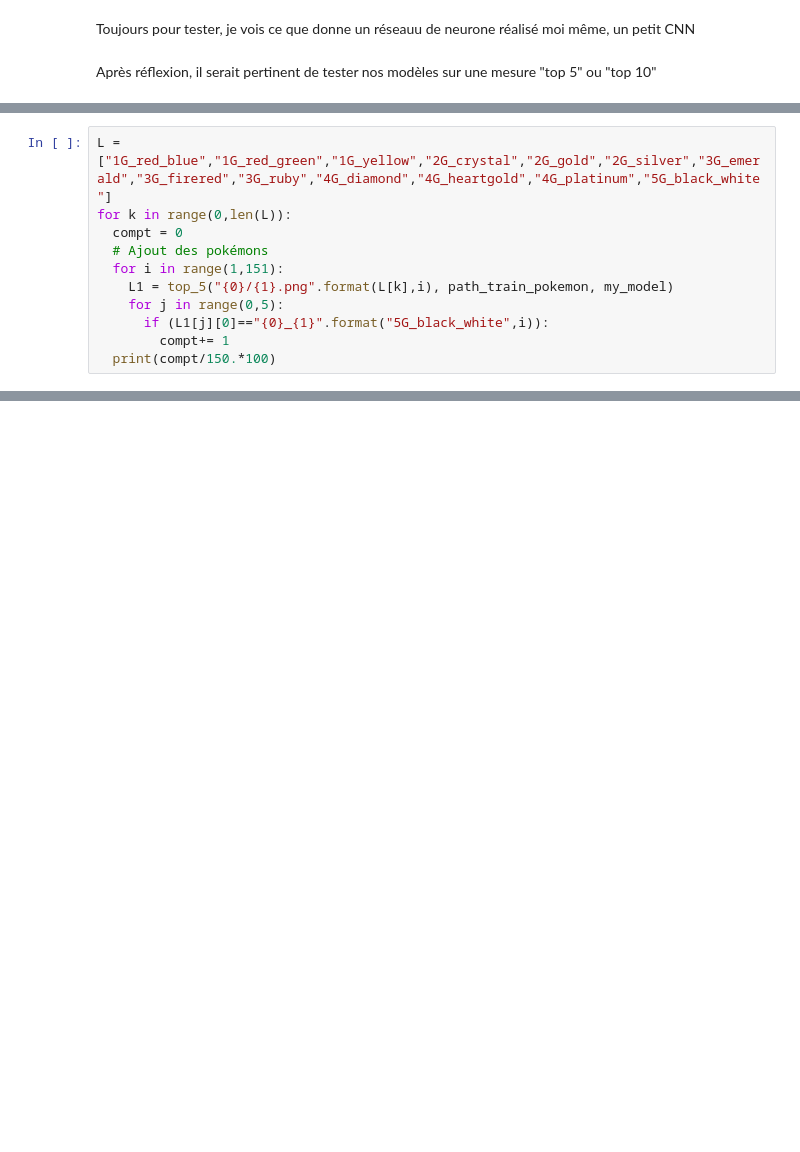
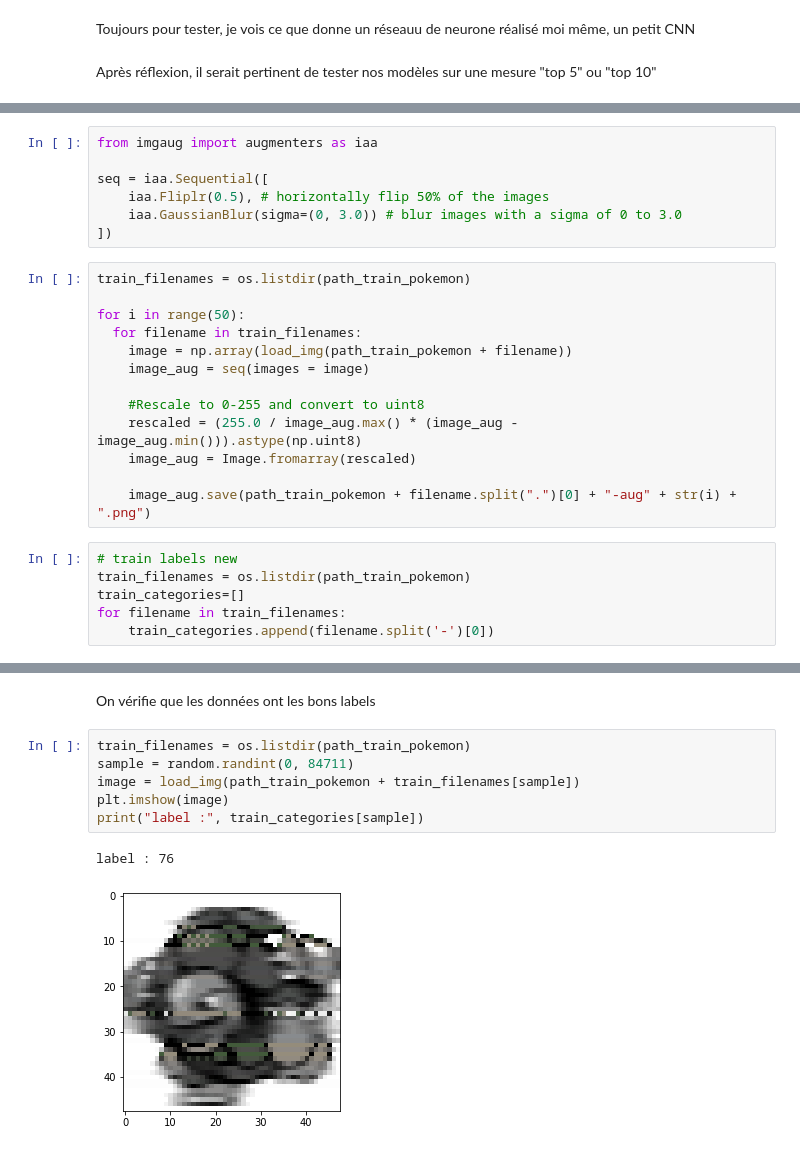
Before and after one commit to VictorNigretto/APP-Etape-2, a Jupyter notebook: APP_Etape_2.ipynb, the cells around one changed output, grey strips where cells are left out. Saved outputs shown, nothing was run; the diff lists cells and outputs as text; blank space fills up the shorter version.

```diff
--- a/APP_Etape_2.ipynb
+++ b/APP_Etape_2.ipynb
@@ -556,11 +397,0 @@ def top_10(image_path, database, model):
-# %%
-L = ["1G_red_blue","1G_red_green","1G_yellow","2G_crystal","2G_gold","2G_silver","3G_emerald","3G_firered","3G_ruby","4G_diamond","4G_heartgold","4G_platinum","5G_black_white"]
-for k in range(0,len(L)):
-  compt = 0
-  # Ajout des pokémons
-  for i in range(1,151):
-    L1 = top_5("{0}/{1}.png".format(L[k],i), path_train_pokemon, my_model)
-    for j in range(0,5):
-      if (L1[j][0]=="{0}_{1}".format("5G_black_white",i)):
-        compt+= 1
-  print(compt/150.*100)
@@ -566,0 +491,26 @@ for k in range(0,len(L)):
+# %%
+from imgaug import augmenters as iaa
+
+seq = iaa.Sequential([
+    iaa.Fliplr(0.5), # horizontally flip 50% of the images
+    iaa.GaussianBlur(sigma=(0, 3.0)) # blur images with a sigma of 0 to 3.0
+])
+# %%
+train_filenames = os.listdir(path_train_pokemon)
+
+for i in range(50):
+  for filename in train_filenames:
+    image = np.array(load_img(path_train_pokemon + filename))
+    image_aug = seq(images = image)
+
+    #Rescale to 0-255 and convert to uint8
+    rescaled = (255.0 / image_aug.max() * (image_aug - image_aug.min())).astype(np.uint8)
+    image_aug = Image.fromarray(rescaled)
+
+    image_aug.save(path_train_pokemon + filename.split(".")[0] + "-aug" + str(i) + ".png")
+# %%
+# train labels new
+train_filenames = os.listdir(path_train_pokemon)
+train_categories=[]
+for filename in train_filenames:
+    train_categories.append(filename.split('-')[0])
@@ -566,0 +536,11 @@ for k in range(0,len(L)):
+# %% [markdown]
+On vérifie que les données ont les bons labels
+# %%
+train_filenames = os.listdir(path_train_pokemon)
+sample = random.randint(0, 84711)
+image = load_img(path_train_pokemon + train_filenames[sample])
+plt.imshow(image)
+print("label :", train_categories[sample])
+# %% [output]
+label : 76
+[figure, added]
```
Also changed, not shown: parts of 31 cells of this notebook.
